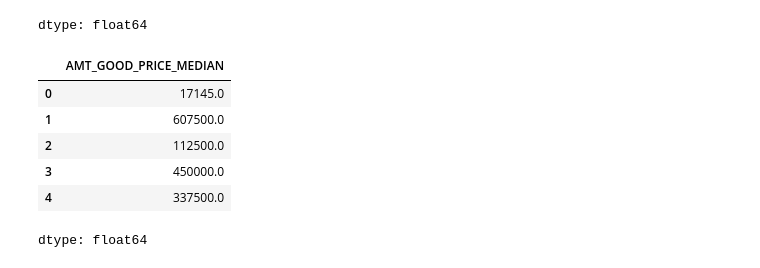
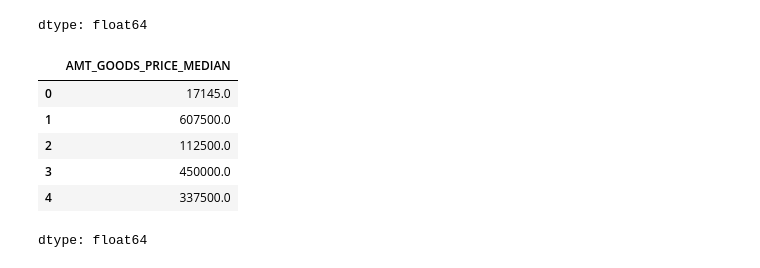
Before and after one commit to htetaunglynn94/portfolio_projects, a Jupyter notebook: eda_on_loan_default.ipynb, the cells around one changed output. Cells and saved outputs as stored; diff of their text form; code cells hidden in the pictures.

```diff
--- a/eda_on_loan_default.ipynb
+++ b/eda_on_loan_default.ipynb
@@ -1367,11 +1367,11 @@ prev_app_nva_col_rmvd['AMT_GOODS_PRICE'].agg(func=['mean', 'median'])
 | median | 112320.000000 |
 dtype: float64
 # %%
-prev_app_nva_col_rmvd['AMT_GOOD_PRICE_MEDIAN'] = prev_app_nva_col_rmvd['AMT_GOODS_PRICE'] \
+prev_app_nva_col_rmvd['AMT_GOODS_PRICE_MEDIAN'] = prev_app_nva_col_rmvd['AMT_GOODS_PRICE'] \
                                                       .fillna(prev_app_nva_col_rmvd['AMT_GOODS_PRICE'].median())
-prev_app_nva_col_rmvd['AMT_GOOD_PRICE_MEDIAN'].head()
+prev_app_nva_col_rmvd['AMT_GOODS_PRICE_MEDIAN'].head()
 # %% [output]
-|  | AMT_GOOD_PRICE_MEDIAN |
+|  | AMT_GOODS_PRICE_MEDIAN |
 | 0 | 17145.0 |
 | 1 | 607500.0 |
 | 2 | 112500.0 |
```
Also changed, not shown: parts of 19 cells of this notebook.
